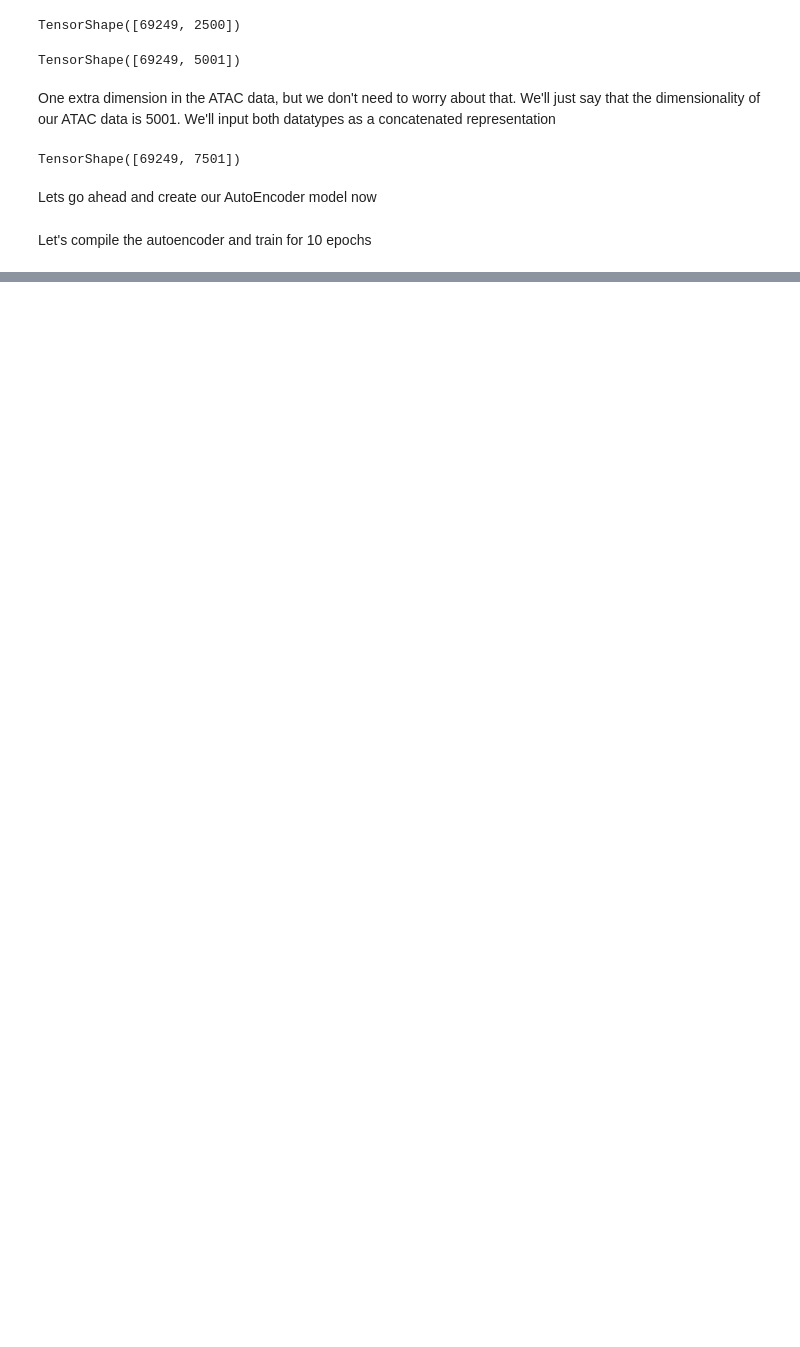
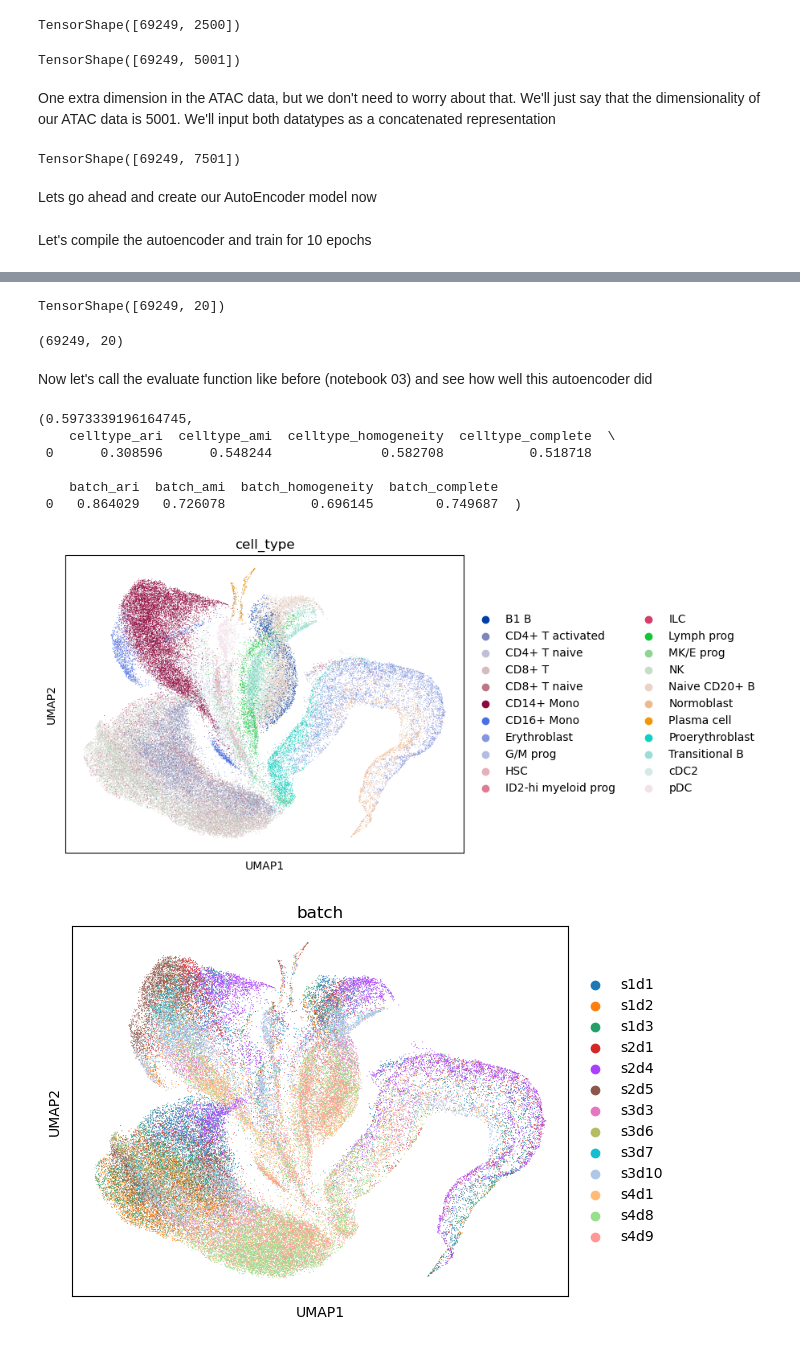
Before and after one commit to hsmaan/team_single_cell, a Jupyter notebook: notebooks/04_multimodal_autoencoder_example_model_atac_gex.ipynb, the cells around one changed output, grey strips where cells are left out. Saved outputs shown, nothing was run; the diff lists cells and outputs as text; code cells hidden in the pictures; blank space fills up the shorter version.

Commit message:
added notebook 04 - multi-modal autoencoder example

```diff
--- a/notebooks/04_multimodal_autoencoder_example_model_atac_gex.ipynb
+++ b/notebooks/04_multimodal_autoencoder_example_model_atac_gex.ipynb
@@ -172,0 +195,12 @@ tf.Tensor(
+# %%
+Z_concat = tf.concat([gex_Z, atac_Z], axis = 1)
+Z_concat.shape
+# %% [output]
+TensorShape([69249, 20])
+# %%
+Z_concat_arr = Z_concat.numpy()
+Z_concat_arr.shape
+# %% [output]
+(69249, 20)
+# %% [markdown]
+Now let's call the evaluate function like before (notebook 03) and see how well this autoencoder did
@@ -172,0 +209,15 @@ tf.Tensor(
+# %%
+eval_obj = EvalEmbeddings(adata=gex) # Initialize the class
+eval_obj.evaluate(Z_concat_arr) # Evaluate
+# %% [output]
+(0.5973339196164745,
+    celltype_ari  celltype_ami  celltype_homogeneity  celltype_complete  \
+ 0      0.308596      0.548244              0.582708           0.518718
+
+    batch_ari  batch_ami  batch_homogeneity  batch_complete
+ 0   0.864029   0.726078           0.696145        0.749687  )
+# %%
+eval_obj.plot() # Plot the results
+# %% [output]
+[figure, added]
+[figure, added]
```
Also changed, not shown: parts of 12 cells of this notebook.
